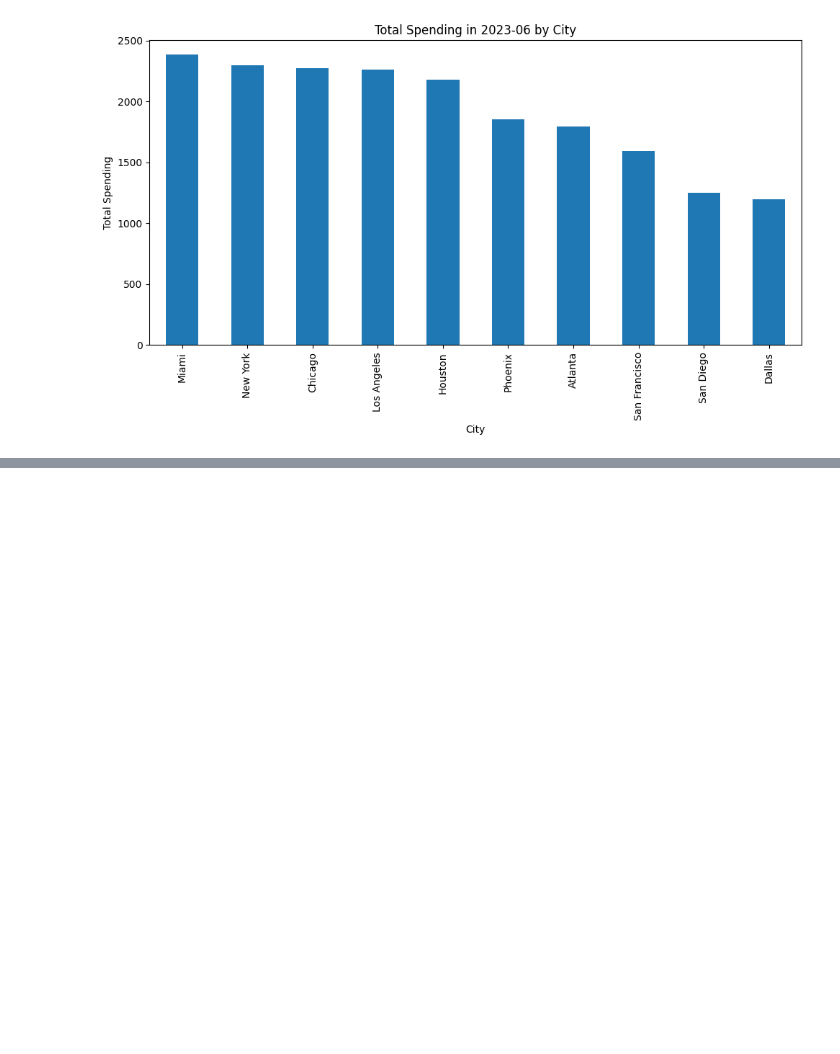
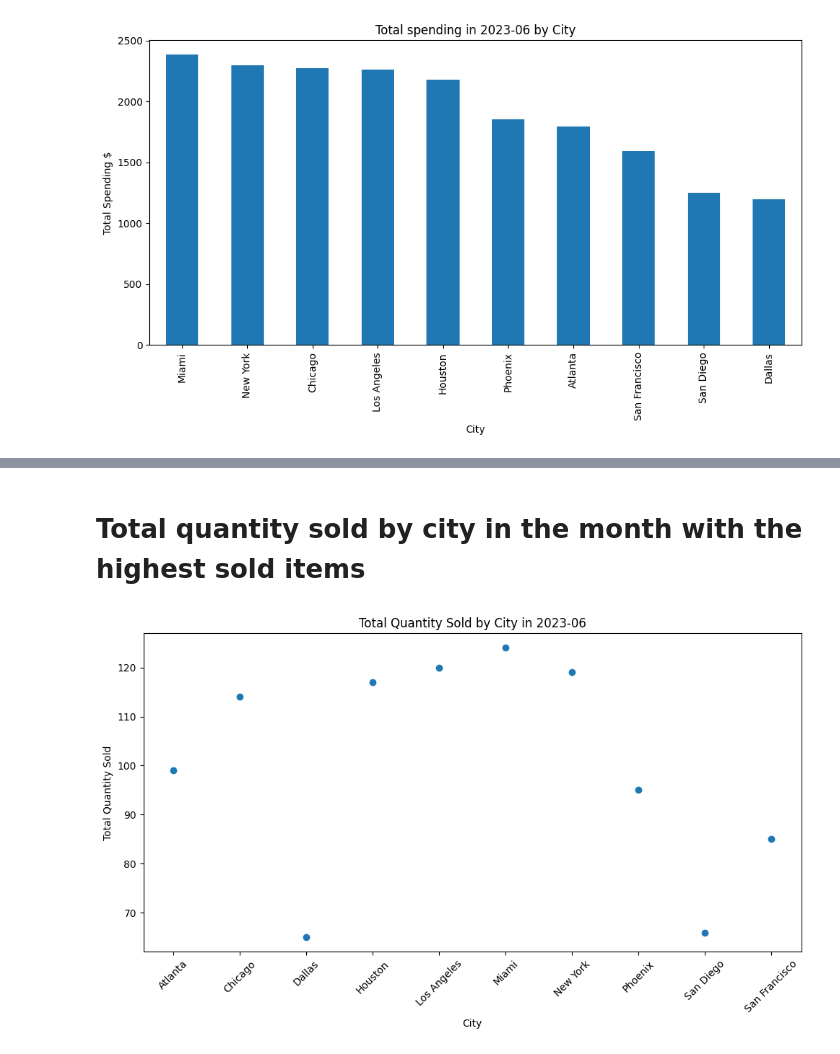
Before and after one commit to KyleJamesD/Basic_Data_Analysis, a Jupyter notebook: data_analysis_practice.ipynb, the cells around one changed output, grey strips where cells are left out. Drawn from its saved outputs; the diff is of its cells as text; code cells hidden in the pictures; blank space fills up the shorter version.

```diff
--- a/data_analysis_practice.ipynb
+++ b/data_analysis_practice.ipynb
@@ -263,0 +299,40 @@ plt.show()
+# %% [markdown]
+# Total quantity sold by city in the month with the highest sold items
+# %%
+import pandas as pd
+import matplotlib.pyplot as plt
+
+# Ensure 'OrderDate' is in datetime format
+data['OrderDate'] = pd.to_datetime(data['OrderDate'])
+
+# Create a YearMonth column for easier aggregation
+data['YearMonth'] = data['OrderDate'].dt.to_period('M')
+
+# Find the month with the highest total quantity sold
+monthly_sales = data.groupby('YearMonth')['Quantity'].sum()
+highest_sales_month = monthly_sales.idxmax()
+
+# Filter the data for that specific month
+highest_sales_month_data = data[data['YearMonth'] == highest_sales_month]
+
+# Summarize total quantity sold for each city
+quantity_per_city = highest_sales_month_data.groupby('City')['Quantity'].sum().reset_index()
+
+# Plotting
+plt.figure(figsize=(10, 6))
+
+# Plot city vs. total quantity of items sold
+plt.scatter(quantity_per_city['City'], quantity_per_city['Quantity'])
+
+# Title and labels
+plt.title(f'Total Quantity Sold by City in {highest_sales_month}')
+plt.xlabel('City')
+plt.xticks(rotation=45)  # Rotate city names for better readability
+plt.ylabel('Total Quantity Sold')
+
+plt.tight_layout()
+
+# Show the plot
+plt.show()
+# %% [output]
+[figure, added]
```
Also changed, not shown: parts of 4 cells of this notebook.
